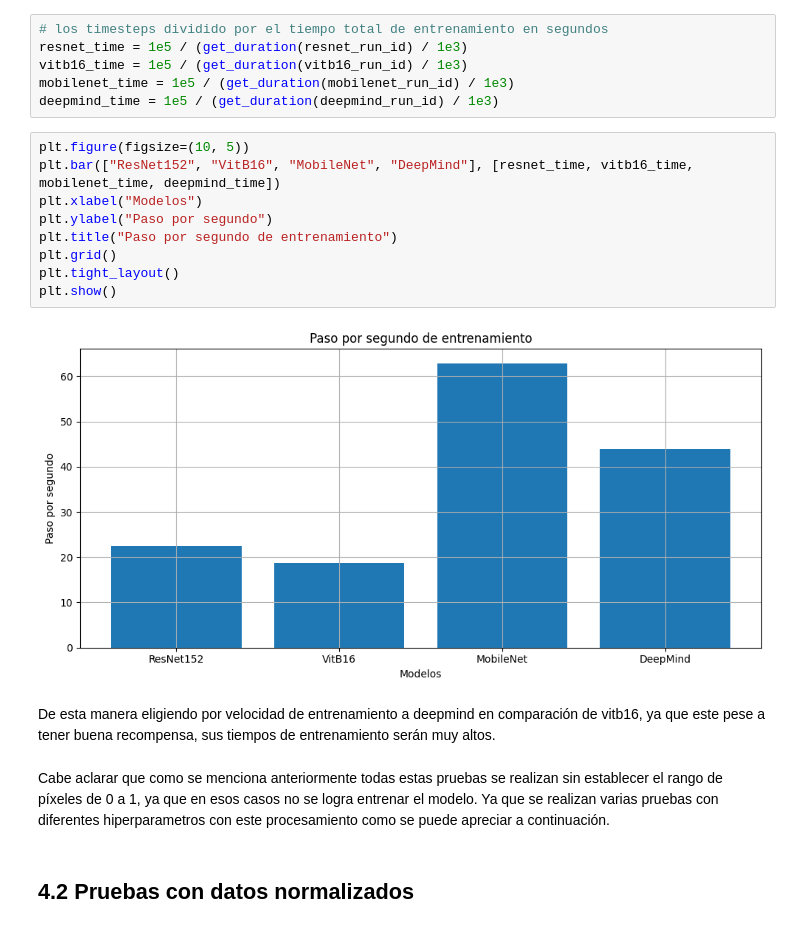
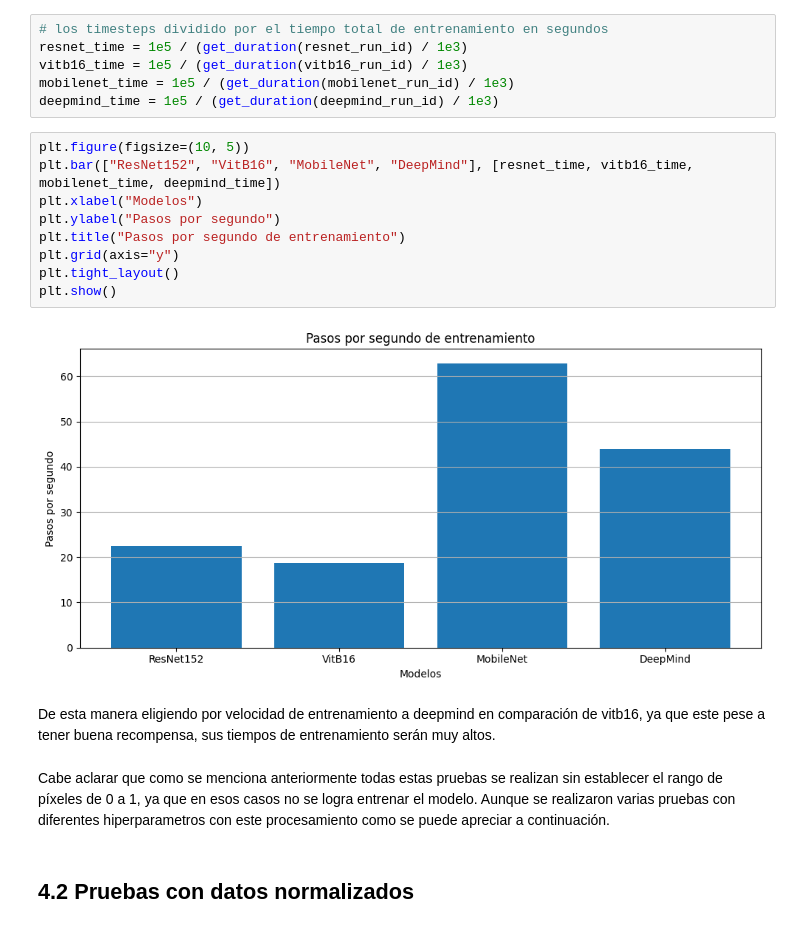
Before and after one commit to Astolfo2332/space_inv_agent, a Jupyter notebook: proyecto_practico.ipynb, the cells around one changed output. Drawn from its saved outputs; the diff is of its cells as text.

```diff
--- a/proyecto_practico.ipynb
+++ b/proyecto_practico.ipynb
@@ -1149,18 +1284,18 @@ deepmind_time = 1e5 / (get_duration(deepmind_run_id) / 1e3)
 # %%
 plt.figure(figsize=(10, 5))
 plt.bar(["ResNet152", "VitB16", "MobileNet", "DeepMind"], [resnet_time, vitb16_time, mobilenet_time, deepmind_time])
 plt.xlabel("Modelos")
-plt.ylabel("Paso por segundo")
-plt.title("Paso por segundo de entrenamiento")
-plt.grid()
+plt.ylabel("Pasos por segundo")
+plt.title("Pasos por segundo de entrenamiento")
+plt.grid(axis="y")
 plt.tight_layout()
 plt.show()
 # %% [output]
-[figure, old version]
+[figure, new version]
 # %% [markdown]
 De esta manera eligiendo por velocidad de entrenamiento a deepmind en comparación de vitb16, ya que este pese a tener buena recompensa, sus tiempos de entrenamiento serán muy altos.
 # %% [markdown]
-Cabe aclarar que como se menciona anteriormente todas estas pruebas se realizan sin establecer el rango de píxeles de 0 a 1, ya que en esos casos no se logra entrenar el modelo. Ya que se realizan varias pruebas con diferentes hiperparametros con este procesamiento como se puede apreciar a continuación.
+Cabe aclarar que como se menciona anteriormente todas estas pruebas se realizan sin establecer el rango de píxeles de 0 a 1, ya que en esos casos no se logra entrenar el modelo. Aunque se realizaron varias pruebas con diferentes hiperparametros con este procesamiento como se puede apreciar a continuación.
 # %% [markdown]
 ## 4.2 Pruebas con datos normalizados
 # %%
```
Also changed, not shown: parts of 48 cells of this notebook, 4 other files.
